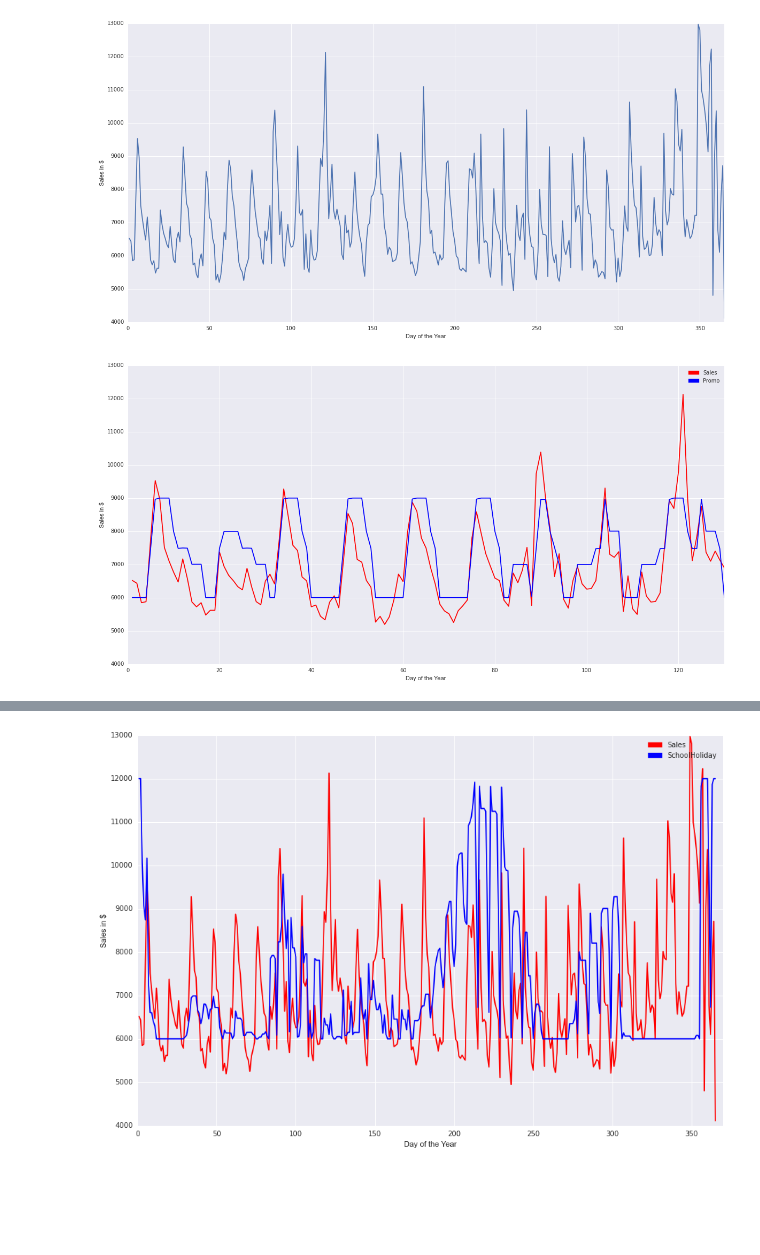
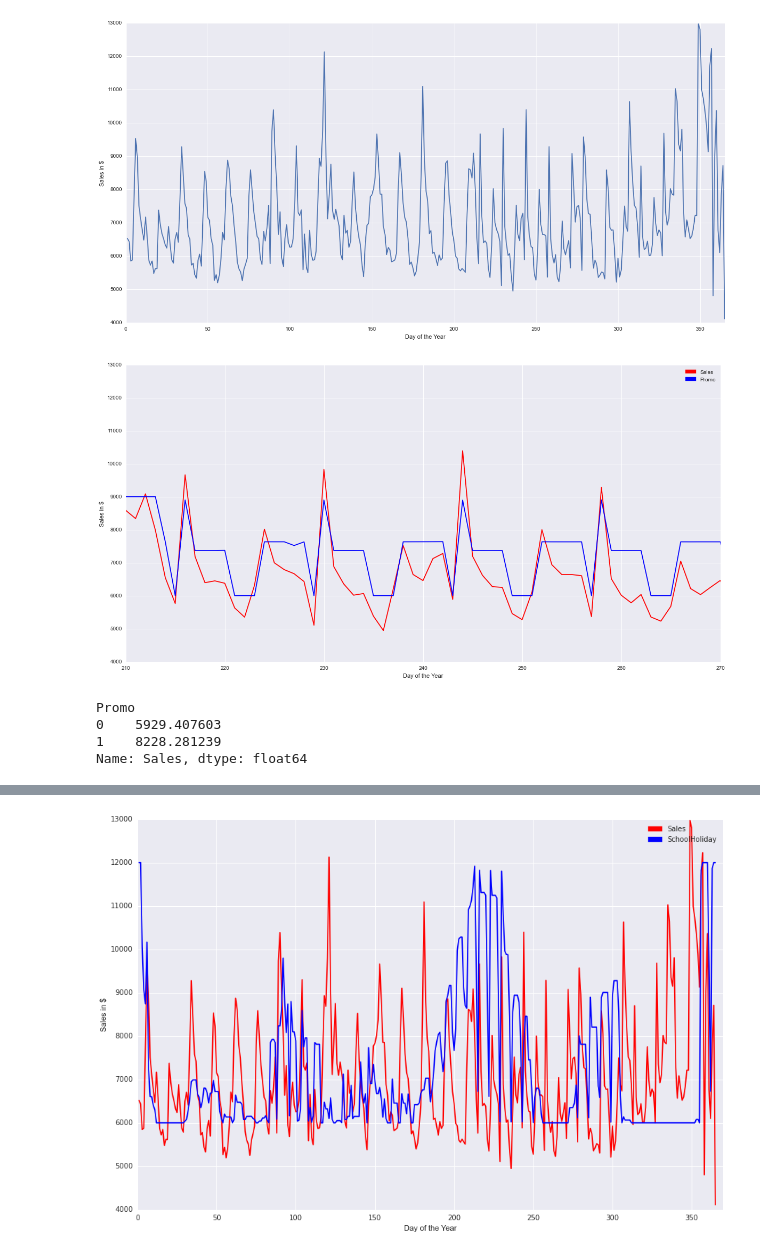
Before and after one commit to DarioMarrocchelli/DSI-Capstone-Project, a Jupyter notebook: DataExploration.ipynb, the cells around one changed output, grey strips where cells are left out. Cells and saved outputs as stored; diff of their text form; code cells hidden in the pictures; blank space fills up the shorter version.

```diff
--- a/DataExploration.ipynb
+++ b/DataExploration.ipynb
@@ -193,18 +193,25 @@ plt.show()
 # %%
 # Clear correlation between the oscillations in Sales and the promo code value
 
 plt.figure(figsize=(20,10))
 y = concat.groupby(['Date3'])['Sales'].mean()
 z = 6000+3000*concat.groupby(['Date3'])['Promo'].mean()
 x = concat.groupby(['Date3'])['Date3'].mean()
 plt.plot(x, y, color = 'red', label = 'Sales')
 plt.plot(x, z, color = 'blue')
 plt.xlabel('Day of the Year')
 plt.ylabel('Sales in $')
 red_patch = mpatches.Patch(color='red', label='Sales')
 blue_patch = mpatches.Patch(color='blue', label='Promo')
 plt.legend(handles=[red_patch, blue_patch])
-pylab.xlim([0,130])
+pylab.xlim([210,270])
 plt.show()
 # %% [output]
-[figure, old version]
+[figure, new version]
+# %%
+concat.groupby(['Promo'])['Sales'].mean()
+# %% [output]
+Promo
+0    5929.407603
+1    8228.281239
+Name: Sales, dtype: float64
```
Also changed, not shown: parts of 12 cells of this notebook.
